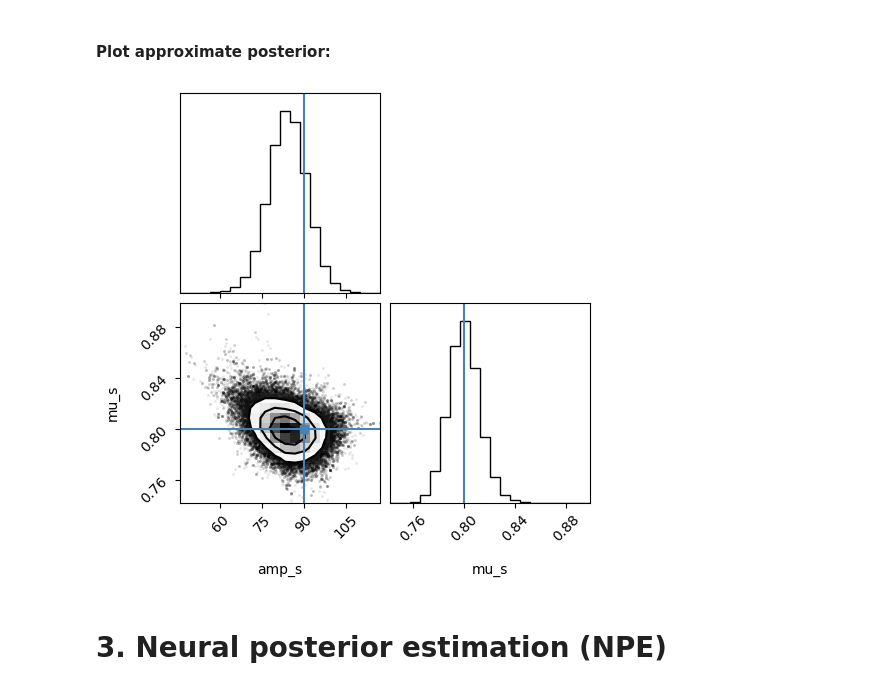
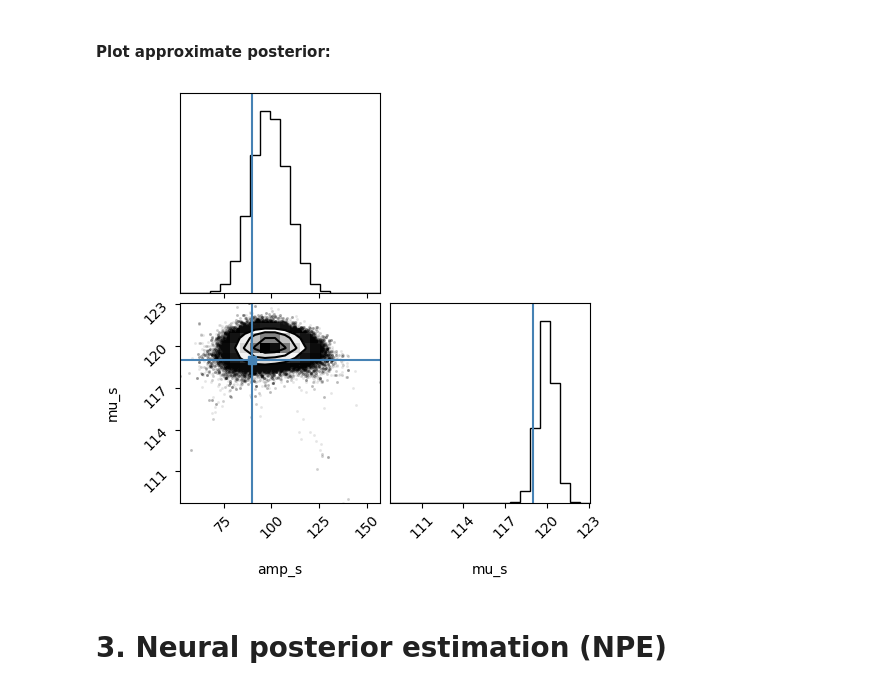
Before and after one commit to jessimic/sbi-tutorial-iaifi, a Jupyter notebook: tutorial.ipynb, the cells around one changed output. Drawn from its saved outputs; the diff is of its cells as text; code cells hidden in the pictures.

```diff
--- a/tutorial.ipynb
+++ b/tutorial.ipynb
@@ -279,7 +315,8 @@ Start by creating some training data.
 n_train = 50_000
 
 # Simulate training data
-theta_samples = np.random.uniform(low=[0, 0], high=[200, 1], size=(n_train, 2))  # Parameter proposal
+theta_samples = np.random.uniform(low=[0, 100], high=[200, 150], size=(n_train, 2))  # Parameter proposal, 0 < amp_s < 200, 100 < mu_s < 150
+y = np.linspace(100, 150, 100)
 x_samples = np.array([bump_simulator(theta, y)[0] for theta in tqdm(theta_samples)])
 
 # Convert to torch tensors
@@ -363,7 +400,7 @@ class NeuralRatioEstimator(pl.LightningModule):
         return torch.optim.Adam(self.parameters(), lr=3e-4)
 # %%
 # Evaluate loss; initially it should be around -log(0.5) = 0.693
-nre = NeuralRatioEstimator(x_dim=50, theta_dim=2)
+nre = NeuralRatioEstimator(x_dim=len(y), theta_dim=2)
 initial_loss_array = nre.loss(x_samples[:64], theta_samples[:64])
 print(initial_loss_array)
 # %% [output]
@@ -425,7 +478,7 @@ def log_like(theta, x):
 
     return nre.classifier(torch.cat([x, theta], dim=-1)).squeeze()
 
-theta_test = np.array([90, 0.8])
+theta_test = np.array([90, 119]) #INSERT A POINT TO TEST (RECALL TRUTH is amp_s = 100, mu_s = 126)
 x_test = bump_simulator(theta_test, y)[0]
 
 log_like(theta_test, x_test)
@@ -446,15 +499,15 @@ Sample with `emcee`:
 ndim, nwalkers = 2, 32
 sampler = emcee.EnsembleSampler(nwalkers, ndim, log_post, args=(x_test,))
 
-pos = opt.x + 1e-3 * np.random.randn(nwalkers, ndim)
-sampler.run_mcmc(pos, 5000, progress=True);
+pos = opt.x + 1e1 * np.random.randn(nwalkers, ndim)
+sampler.run_mcmc(pos, 10000, progress=True);
 # %% [markdown]
 #### Plot approximate posterior:
 # %%
 flat_samples = sampler.get_chain(discard=1000, flat=True)
-corner.corner(flat_samples, labels=["amp_s", "mu_s"], truths=[90, 0.8]);
+corner.corner(flat_samples, labels=["amp_s", "mu_s"], truths=[90, 119]);
 # %% [output]
-[figure, old version]
+[figure, new version]
 # %% [markdown]
 # 3. Neural posterior estimation (NPE)
 # %% [markdown]
```
Also changed, not shown: parts of 50 cells of this notebook, 2 other files.
